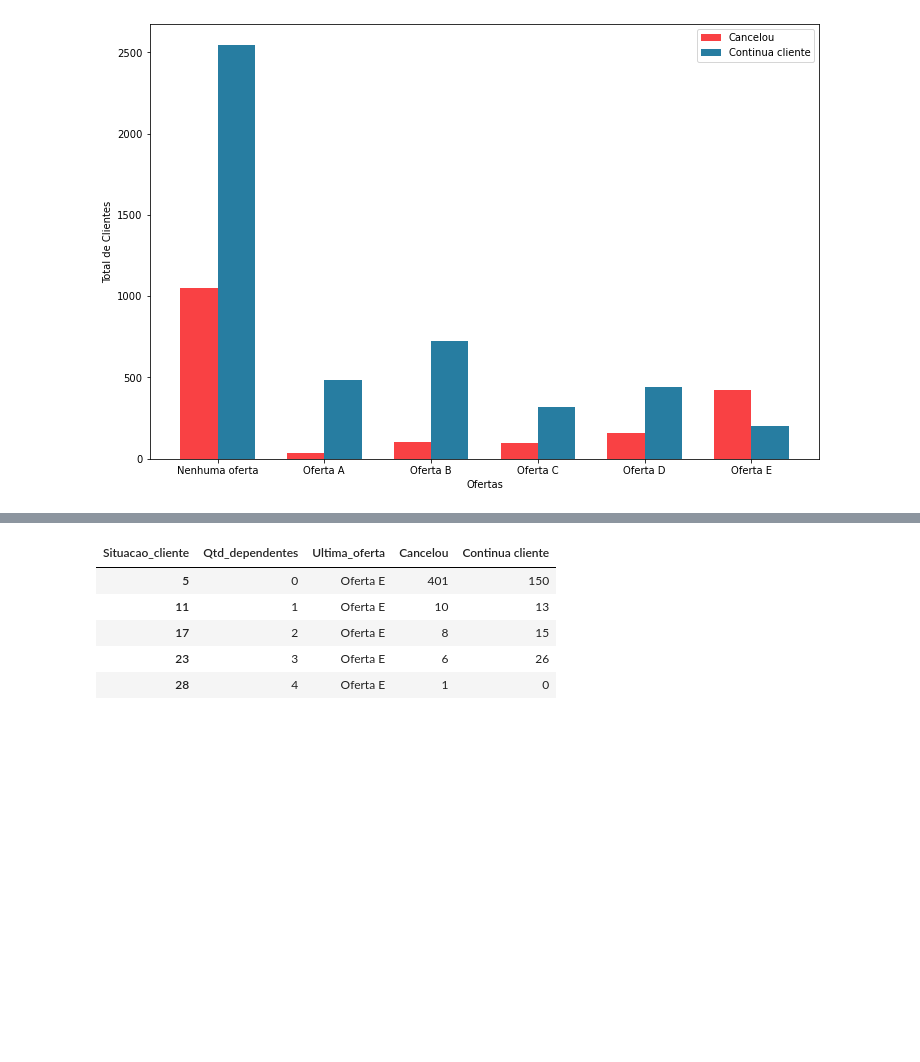
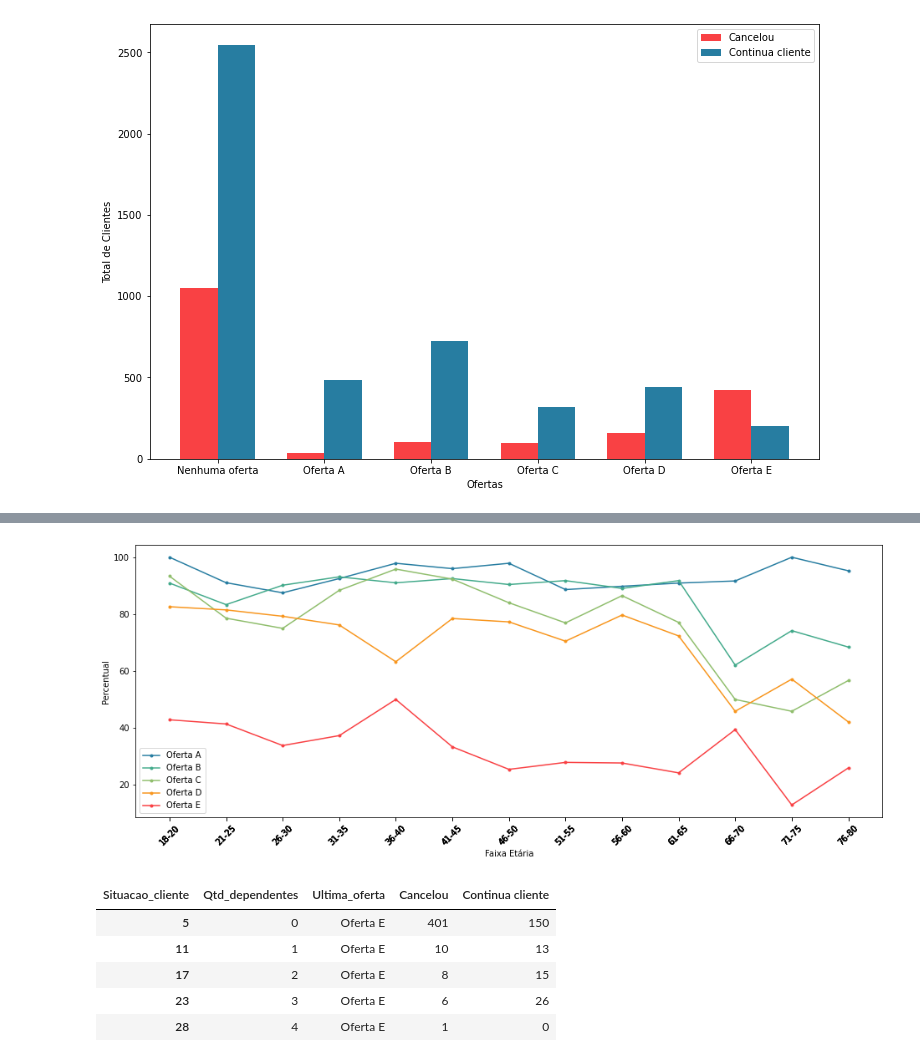
Before and after one commit to JuniorNS96/TCC, a Jupyter notebook: main.ipynb, the cells around one changed output, grey strips where cells are left out. Drawn from its saved outputs; the diff is of its cells as text; code cells hidden in the pictures; blank space fills up the shorter version.

```diff
--- a/main.ipynb
+++ b/main.ipynb
@@ -715,3 +719,23 @@ result[result['Ultima_oferta']=='Oferta A']
+# %%
+plt.figure(figsize=(16, 6))
+cores_paleta = ['#277DA1','#43AA8B','#90BE6D','#F8961E','#F94144']
+categorias_unicas = result['Ultima_oferta'].unique()
+
+for i, (categoria) in enumerate(categorias_unicas):
+    cor = cores_paleta[i % len(cores_paleta)]
+    dados_categoria = result[result['Ultima_oferta'] == categoria]
+
+    plt.plot(dados_categoria['Faixa Etária'], dados_categoria['% clientes que permaneceram'],
+             label=categoria,marker='.',color=cor)
+
+plt.xlabel('Faixa Etária')
+plt.ylabel('Percentual')
+plt.legend()
+plt.xticks(result['Faixa Etária'], rotation=45)
+plt.grid(False)
+plt.show()
+# %% [output]
+[figure, added]
 # %%
 df_dependentes = df.groupby(['Qtd_dependentes','Situacao_cliente','Ultima_oferta'])['Genero'].count().reset_index()
 resulte = df.groupby(['Qtd_dependentes','Ultima_oferta', 'Situacao_cliente']).size().unstack(fill_value=0).reset_index()
```
Also changed, not shown: parts of 3 cells of this notebook, 4 other files.
